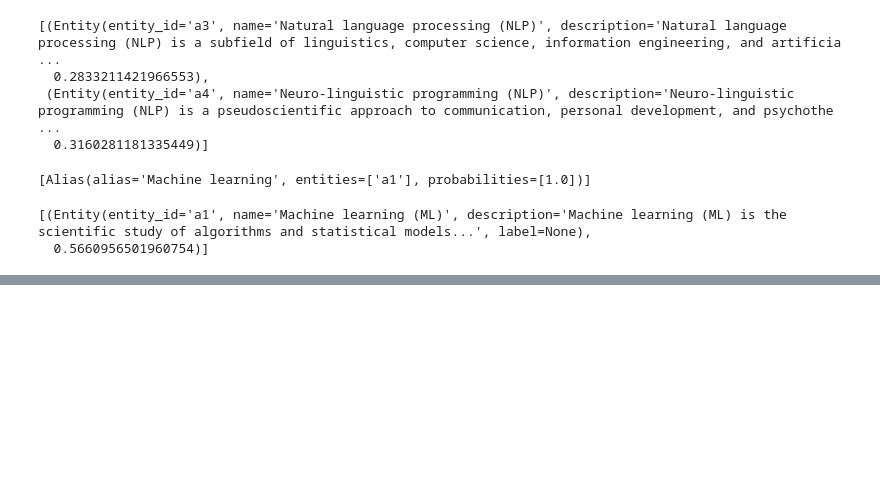
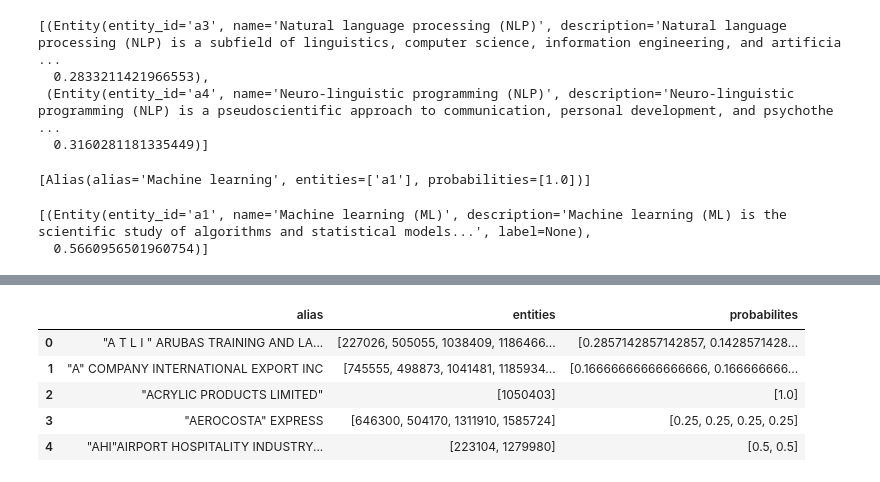
Before and after one commit to louisguitton/erkg-tutorials, a Jupyter notebook: dev.ipynb, the cells around one changed output, grey strips where cells are left out. Saved outputs shown, nothing was run; the diff lists cells and outputs as text; code cells hidden in the pictures; blank space fills up the shorter version.

```diff
--- a/dev.ipynb
+++ b/dev.ipynb
@@ -556,0 +635,13 @@ len(unique_labels)
+# %%
+raw_aliases = load_aliases()
+# %%
+aliases = generate_aliases(raw_aliases)
+# %%
+aliases.head()
+# %% [output]
+|  | alias | entities | probabilites |
+| 0 | "A T L I " ARUBAS TRAINING AND LA... | [227026, 505055, 1038409, 1186466... | [0.2857142857142857, 0.1428571428... |
+| 1 | "A" COMPANY INTERNATIONAL EXPORT INC | [745555, 498873, 1041481, 1185934... | [0.16666666666666666, 0.166666666... |
+| 2 | "ACRYLIC PRODUCTS LIMITED" | [1050403] | [1.0] |
+| 3 | "AEROCOSTA" EXPRESS | [646300, 504170, 1311910, 1585724] | [0.25, 0.25, 0.25, 0.25] |
+| 4 | "AHI"AIRPORT HOSPITALITY INDUSTRY... | [223104, 1279980] | [0.5, 0.5] |
```
Also changed, not shown: parts of 51 cells of this notebook, 14 other files.
